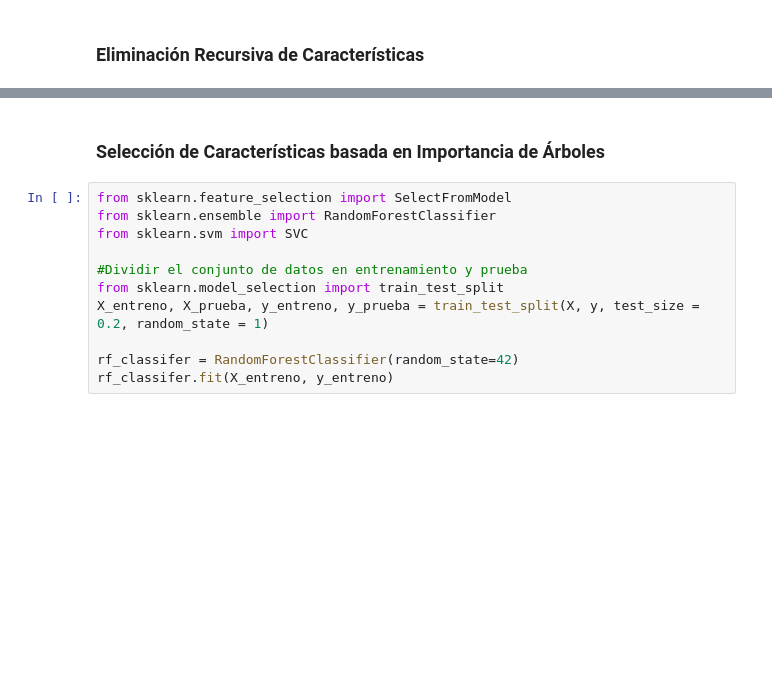
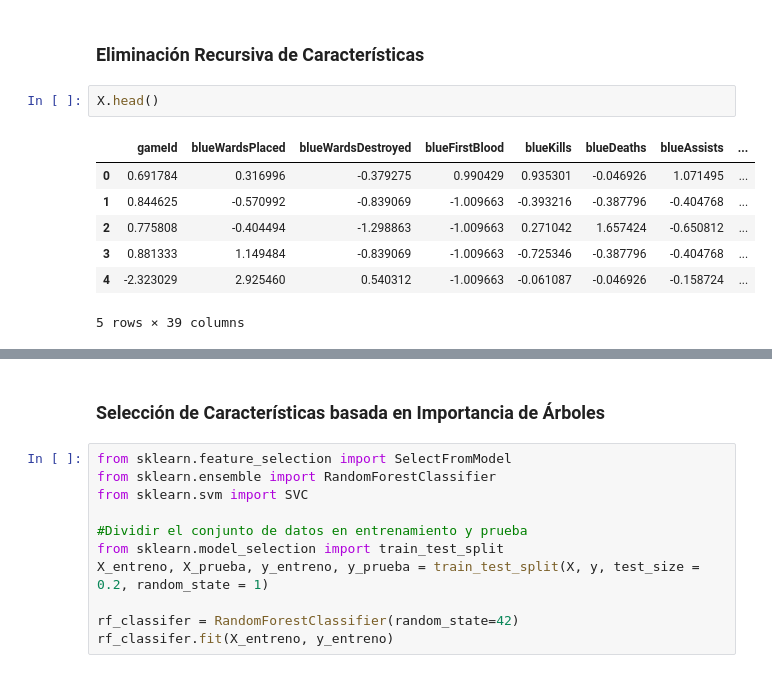
Before and after one commit to angelcast2002/Lab03-IA, a Jupyter notebook: lab03.ipynb, the cells around one changed output, grey strips where cells are left out. Saved outputs shown, nothing was run; the diff lists cells and outputs as text; blank space fills up the shorter version.

```diff
--- a/lab03.ipynb
+++ b/lab03.ipynb
@@ -217,2 +267,12 @@ weighted avg       0.73      0.73      0.73      1976
 # %% [markdown]
 ### Eliminación Recursiva de Características
+# %%
+X.head()
+# %% [output]
+|  | gameId | blueWardsPlaced | blueWardsDestroyed | blueFirstBlood | blueKills | blueDeaths | blueAssists | ... |
+| 0 | 0.691784 | 0.316996 | -0.379275 | 0.990429 | 0.935301 | -0.046926 | 1.071495 | ... |
+| 1 | 0.844625 | -0.570992 | -0.839069 | -1.009663 | -0.393216 | -0.387796 | -0.404768 | ... |
+| 2 | 0.775808 | -0.404494 | -1.298863 | -1.009663 | 0.271042 | 1.657424 | -0.650812 | ... |
+| 3 | 0.881333 | 1.149484 | -0.839069 | -1.009663 | -0.725346 | -0.387796 | -0.404768 | ... |
+| 4 | -2.323029 | 2.925460 | 0.540312 | -1.009663 | -0.061087 | -0.046926 | -0.158724 | ... |
+5 rows × 39 columns
```
Also changed, not shown: parts of 30 cells of this notebook.
